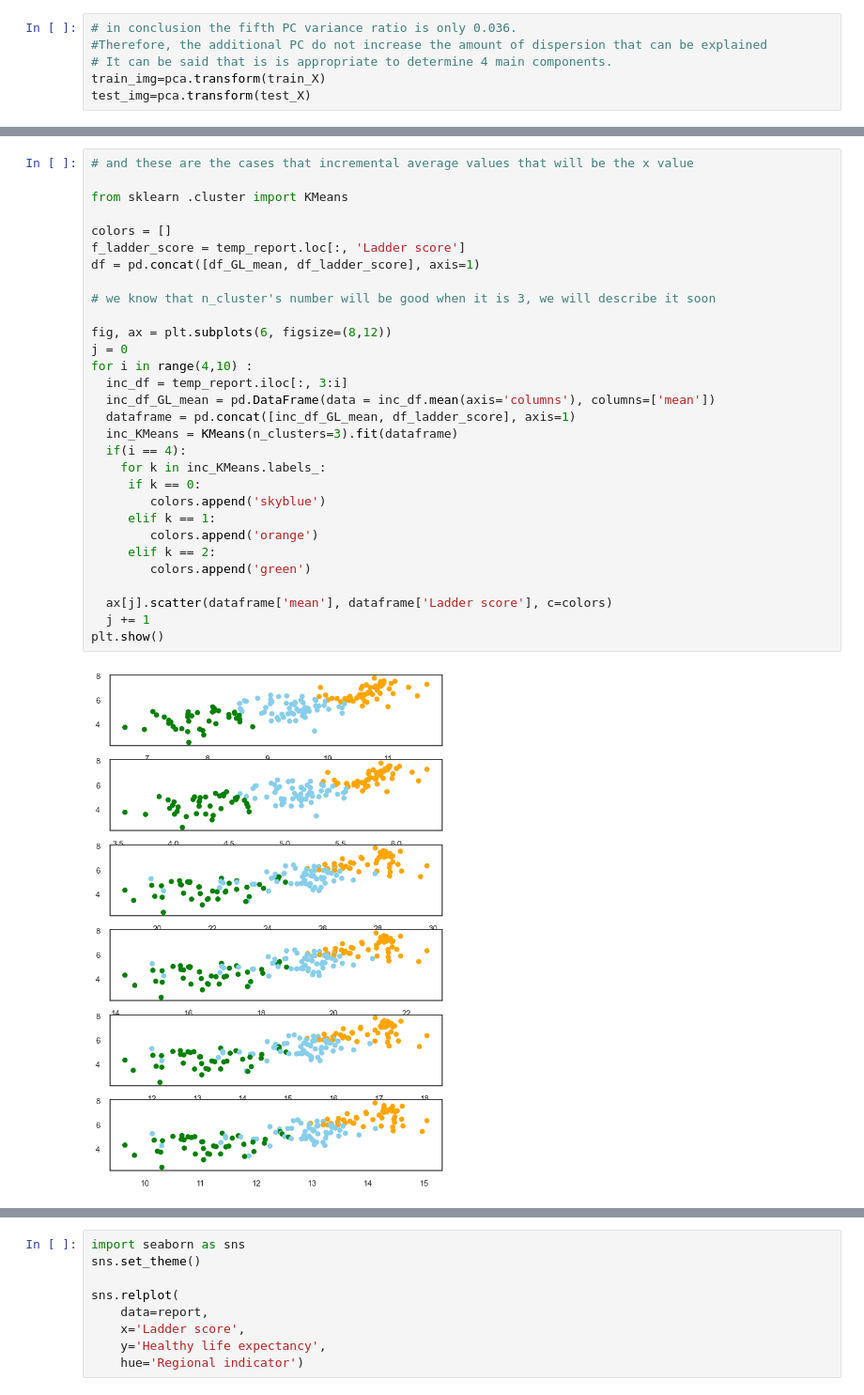
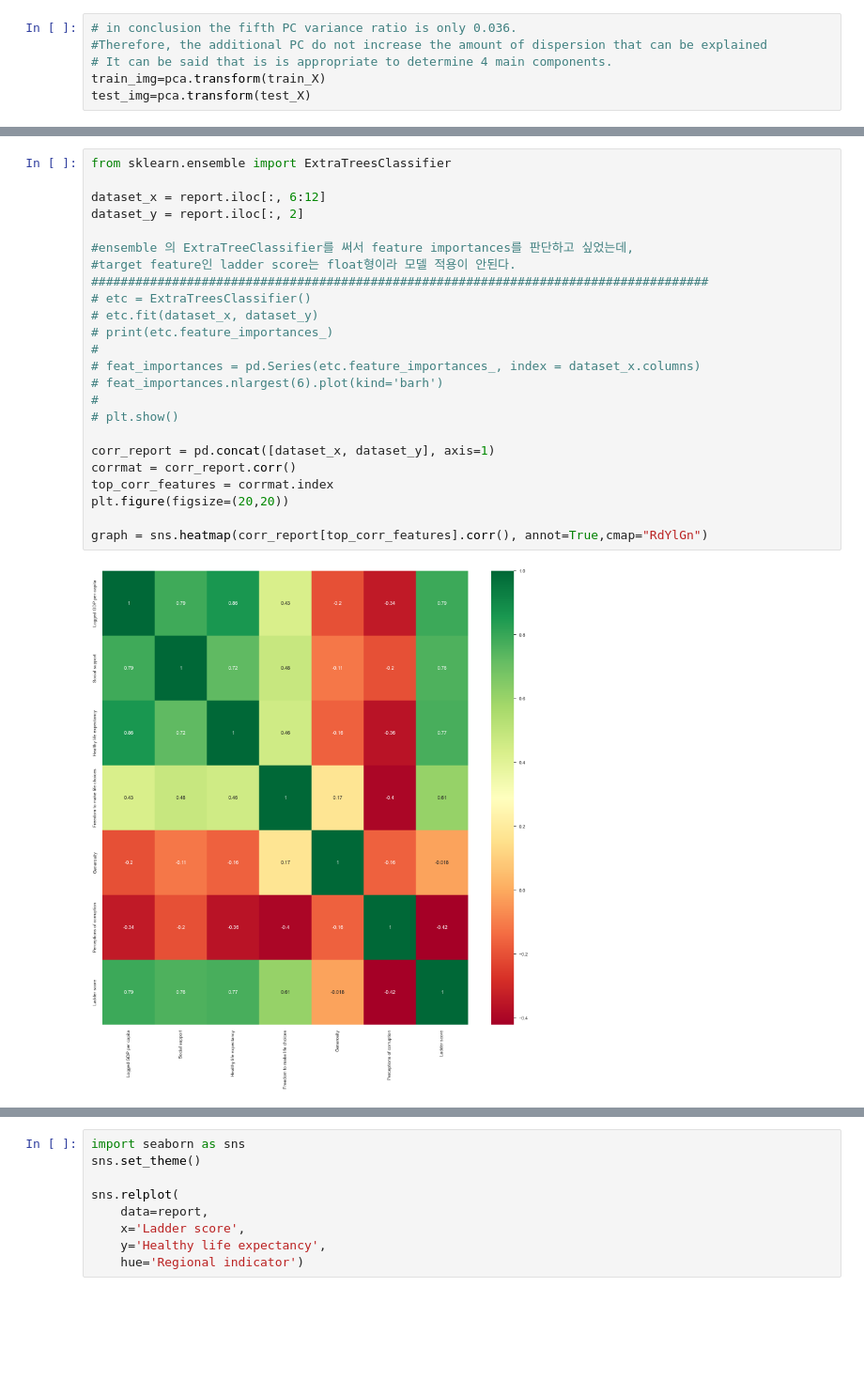
Before and after one commit to Owen-Choi/DataScienceProject, a Jupyter notebook: Untitled1 (1) (1).ipynb, the cells around one changed output, grey strips where cells are left out. Shown at 94% size. Saved outputs shown, nothing was run; the diff lists cells and outputs as text; blank space fills up the shorter version.

Commit message:
clustering 수정

```diff
--- a/Untitled1 (1) (1).ipynb
+++ b/Untitled1 (1) (1).ipynb
@@ -356,35 +356,29 @@ clustered_report
 | 147 | Zimbabwe | Sub-Saharan Africa | 3.145 | 7.943 | 0.750 | ... |
 | 148 | Afghanistan | South Asia | 2.523 | 7.695 | 0.463 | ... |
 149 rows × 17 columns
-# %%
-# and these are the cases that incremental average values that will be the x value
-
-from sklearn .cluster import KMeans
-
-colors = []
-f_ladder_score = temp_report.loc[:, 'Ladder score']
-df = pd.concat([df_GL_mean, df_ladder_score], axis=1)
-
-# we know that n_cluster's number will be good when it is 3, we will describe it soon
-
-fig, ax = plt.subplots(6, figsize=(8,12))
-j = 0
-for i in range(4,10) :
-  inc_df = temp_report.iloc[:, 3:i]
-  inc_df_GL_mean = pd.DataFrame(data = inc_df.mean(axis='columns'), columns=['mean'])
-  dataframe = pd.concat([inc_df_GL_mean, df_ladder_score], axis=1)
-  inc_KMeans = KMeans(n_clusters=3).fit(dataframe)
-  if(i == 4):
-    for k in inc_KMeans.labels_:
-     if k == 0:
-        colors.append('skyblue')
-     elif k == 1:
-        colors.append('orange')
-     elif k == 2:
-        colors.append('green')
-
-  ax[j].scatter(dataframe['mean'], dataframe['Ladder score'], c=colors)
-  j += 1
-plt.show()
-# %% [output]
-[figure, removed]
+# %%
+from sklearn.ensemble import ExtraTreesClassifier
+
+dataset_x = report.iloc[:, 6:12]
+dataset_y = report.iloc[:, 2]
+
+#ensemble 의 ExtraTreeClassifier를 써서 feature importances를 판단하고 싶었는데,
+#target feature인 ladder score는 float형이라 모델 적용이 안된다.
+####################################################################################
+# etc = ExtraTreesClassifier()
+# etc.fit(dataset_x, dataset_y)
+# print(etc.feature_importances_)
+#
+# feat_importances = pd.Series(etc.feature_importances_, index = dataset_x.columns)
+# feat_importances.nlargest(6).plot(kind='barh')
+#
+# plt.show()
+
+corr_report = pd.concat([dataset_x, dataset_y], axis=1)
+corrmat = corr_report.corr()
+top_corr_features = corrmat.index
+plt.figure(figsize=(20,20))
+
+graph = sns.heatmap(corr_report[top_corr_features].corr(), annot=True,cmap="RdYlGn")
+# %% [output]
+[figure, added]
```
Also changed, not shown: parts of 16 cells of this notebook.
